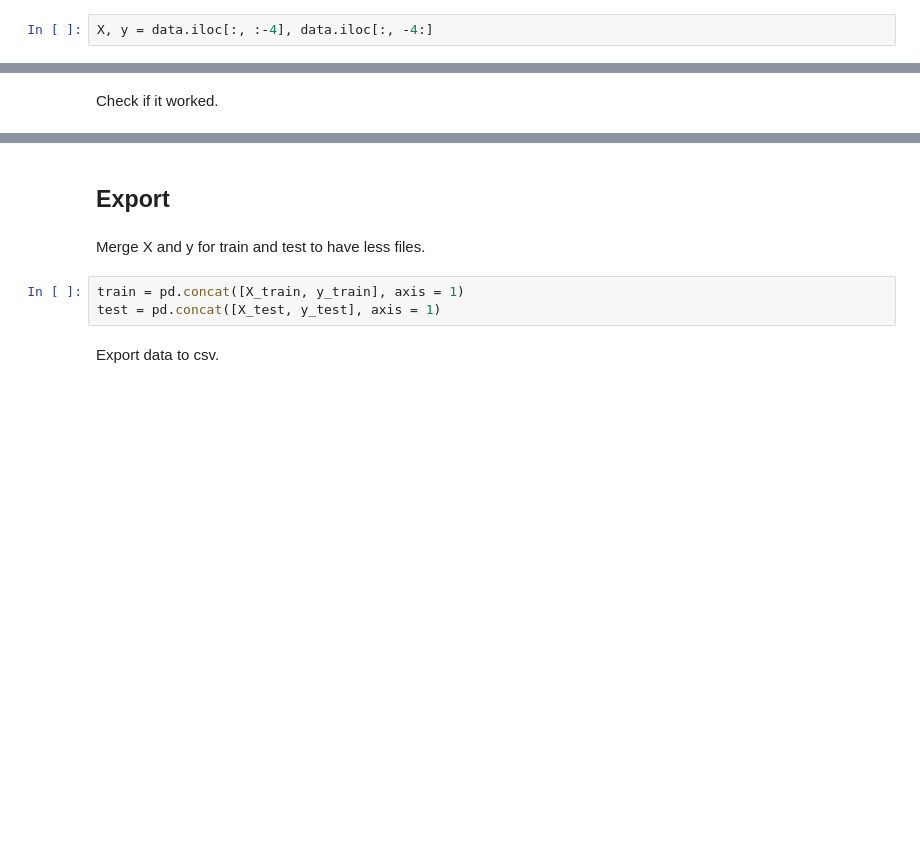
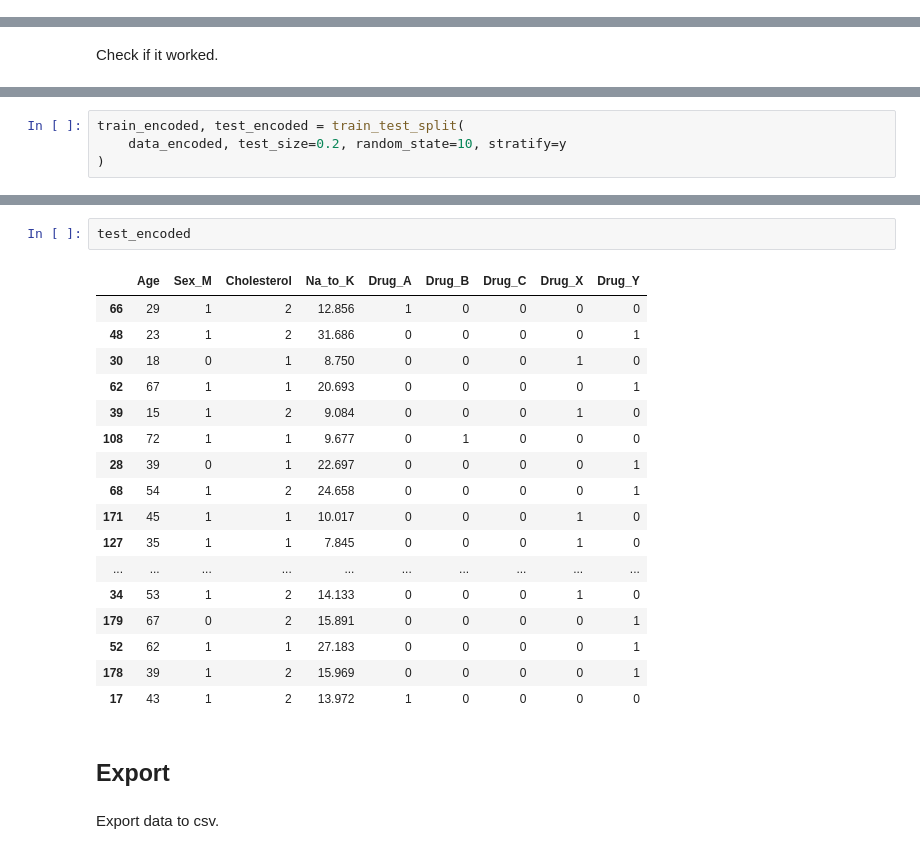
Before and after one commit to SandorCumberbane/Drug-Classification, a Jupyter notebook: train-test-split.ipynb, the cells around one changed output, grey strips where cells are left out. Drawn from its saved outputs; the diff is of its cells as text; blank space fills up the shorter version.

Commit message:
Updated train test split

```diff
--- a/train-test-split.ipynb
+++ b/train-test-split.ipynb
@@ -125,2 +139,0 @@ Split data into independent and dependent variables.
-# %%
-X, y = data.iloc[:, :-4], data.iloc[:, -4:]
@@ -208,0 +191,4 @@ y_test
+# %%
+train_encoded, test_encoded = train_test_split(
+    data_encoded, test_size=0.2, random_state=10, stratify=y
+)
@@ -209,10 +213,25 @@ y_test
+# %%
+test_encoded
+# %% [output]
+|  | Age | Sex_M | Cholesterol | Na_to_K | Drug_A | Drug_B | Drug_C | Drug_X | Drug_Y |
+| 66 | 29 | 1 | 2 | 12.856 | 1 | 0 | 0 | 0 | 0 |
+| 48 | 23 | 1 | 2 | 31.686 | 0 | 0 | 0 | 0 | 1 |
+| 30 | 18 | 0 | 1 | 8.750 | 0 | 0 | 0 | 1 | 0 |
+| 62 | 67 | 1 | 1 | 20.693 | 0 | 0 | 0 | 0 | 1 |
+| 39 | 15 | 1 | 2 | 9.084 | 0 | 0 | 0 | 1 | 0 |
+| 108 | 72 | 1 | 1 | 9.677 | 0 | 1 | 0 | 0 | 0 |
+| 28 | 39 | 0 | 1 | 22.697 | 0 | 0 | 0 | 0 | 1 |
+| 68 | 54 | 1 | 2 | 24.658 | 0 | 0 | 0 | 0 | 1 |
+| 171 | 45 | 1 | 1 | 10.017 | 0 | 0 | 0 | 1 | 0 |
+| 127 | 35 | 1 | 1 | 7.845 | 0 | 0 | 0 | 1 | 0 |
+| ... | ... | ... | ... | ... | ... | ... | ... | ... | ... |
+| 34 | 53 | 1 | 2 | 14.133 | 0 | 0 | 0 | 1 | 0 |
+| 179 | 67 | 0 | 2 | 15.891 | 0 | 0 | 0 | 0 | 1 |
+| 52 | 62 | 1 | 1 | 27.183 | 0 | 0 | 0 | 0 | 1 |
+| 178 | 39 | 1 | 2 | 15.969 | 0 | 0 | 0 | 0 | 1 |
+| 17 | 43 | 1 | 2 | 13.972 | 1 | 0 | 0 | 0 | 0 |
 # %% [markdown]
 ## Export
-# %% [markdown]
-Merge X and y for train and test to have less files.
-# %%
-train = pd.concat([X_train, y_train], axis = 1)
-test = pd.concat([X_test, y_test], axis = 1)
 # %% [markdown]
 Export data to csv.
 # %%
```
Also changed, not shown: parts of 20 cells of this notebook, 6 other files.
